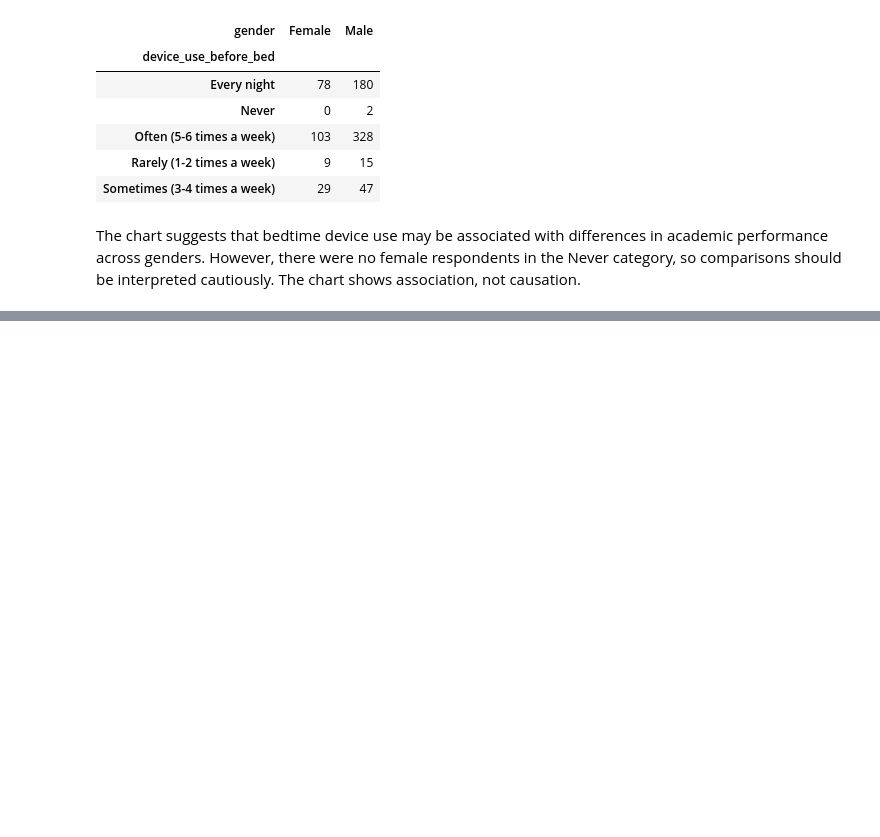
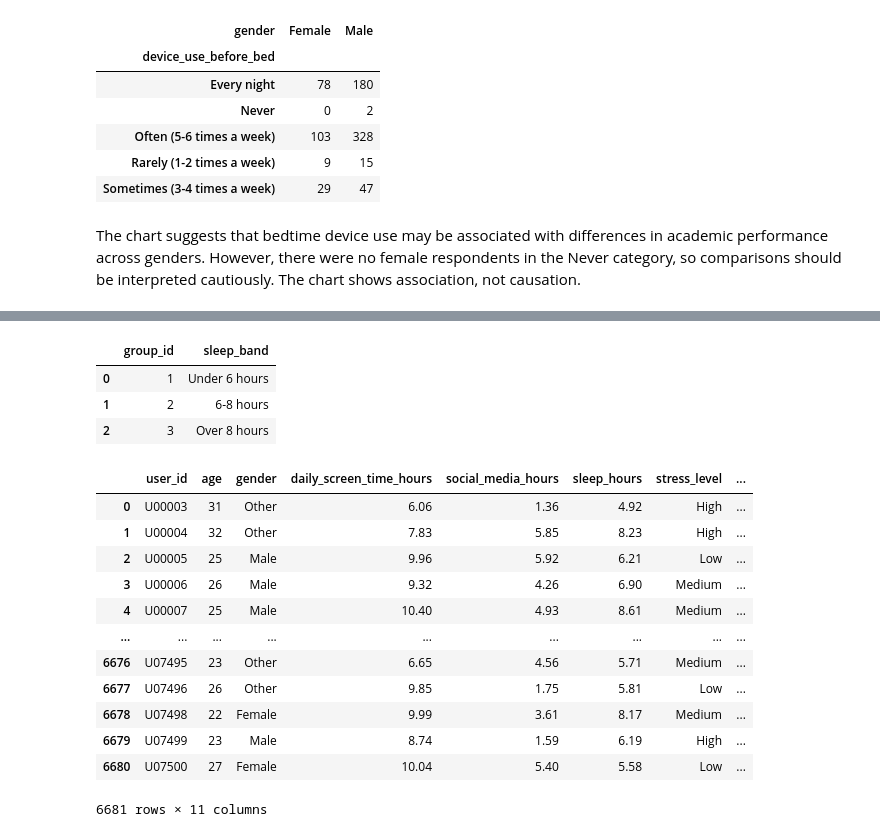
Before and after one commit to BuiltbyJaime/screens-sleep-scores, a Jupyter notebook: Notebooks/dataset_analysis.ipynb, the cells around one changed output, grey strips where cells are left out. Saved outputs shown, nothing was run; the diff lists cells and outputs as text; code cells hidden in the pictures; blank space fills up the shorter version.

```diff
--- a/Notebooks/dataset_analysis.ipynb
+++ b/Notebooks/dataset_analysis.ipynb
@@ -952,0 +900,14 @@ sleep_groups
+# %%
+
+def create_sleep_band(hours):
+    if pd.isna(hours):
+        return None
+    elif hours < 6:
+        return "Under 6 hours"
+    elif hours <= 8:
+        return "6-8 hours"
+    else:
+        return "Over 8 hours"
+
+
+df["sleep_band"] = df["sleep_hours"].apply(create_sleep_band)
@@ -952,0 +956,9 @@ sleep_groups
+# %%
+
+df = df.drop(columns=["group_id"], errors="ignore")
+
+df = df.merge(
+    sleep_groups,
+    on="sleep_band",
+    how="left"
+)
@@ -952,0 +1022,16 @@ sleep_groups
+# %%
+smartphone_db = df[
+    [
+        "user_id",
+        "age",
+        "gender",
+        "daily_screen_time_hours",
+        "social_media_hours",
+        "sleep_hours",
+        "stress_level",
+        "academic_work_impact",
+        "addiction_level",
+        "addicted_label",
+        "group_id"
+    ]
+].copy()
@@ -952,0 +1073,24 @@ sleep_groups
+# %%
+sleep_groups
+# %% [output]
+|  | group_id | sleep_band |
+| 0 | 1 | Under 6 hours |
+| 1 | 2 | 6-8 hours |
+| 2 | 3 | Over 8 hours |
+# %%
+
+smartphone_db
+# %% [output]
+|  | user_id | age | gender | daily_screen_time_hours | social_media_hours | sleep_hours | stress_level | ... |
+| 0 | U00003 | 31 | Other | 6.06 | 1.36 | 4.92 | High | ... |
+| 1 | U00004 | 32 | Other | 7.83 | 5.85 | 8.23 | High | ... |
+| 2 | U00005 | 25 | Male | 9.96 | 5.92 | 6.21 | Low | ... |
+| 3 | U00006 | 26 | Male | 9.32 | 4.26 | 6.90 | Medium | ... |
+| 4 | U00007 | 25 | Male | 10.40 | 4.93 | 8.61 | Medium | ... |
+| ... | ... | ... | ... | ... | ... | ... | ... | ... |
+| 6676 | U07495 | 23 | Other | 6.65 | 4.56 | 5.71 | Medium | ... |
+| 6677 | U07496 | 26 | Other | 9.85 | 1.75 | 5.81 | Low | ... |
+| 6678 | U07498 | 22 | Female | 9.99 | 3.61 | 8.17 | Medium | ... |
+| 6679 | U07499 | 23 | Male | 8.74 | 1.59 | 6.19 | High | ... |
+| 6680 | U07500 | 27 | Female | 10.04 | 5.40 | 5.58 | Low | ... |
+6681 rows × 11 columns
```
Also changed, not shown: parts of 65 cells of this notebook, 3 other files.
